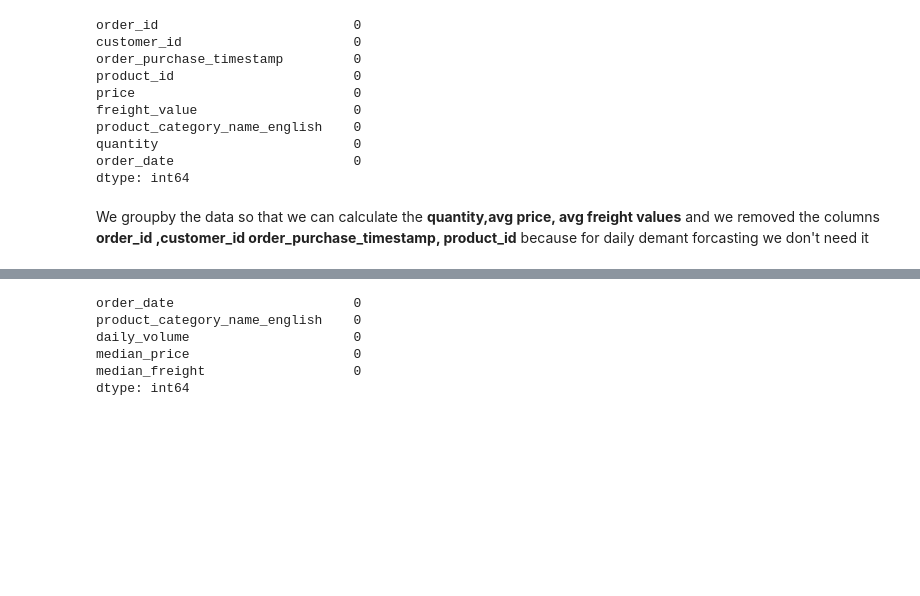
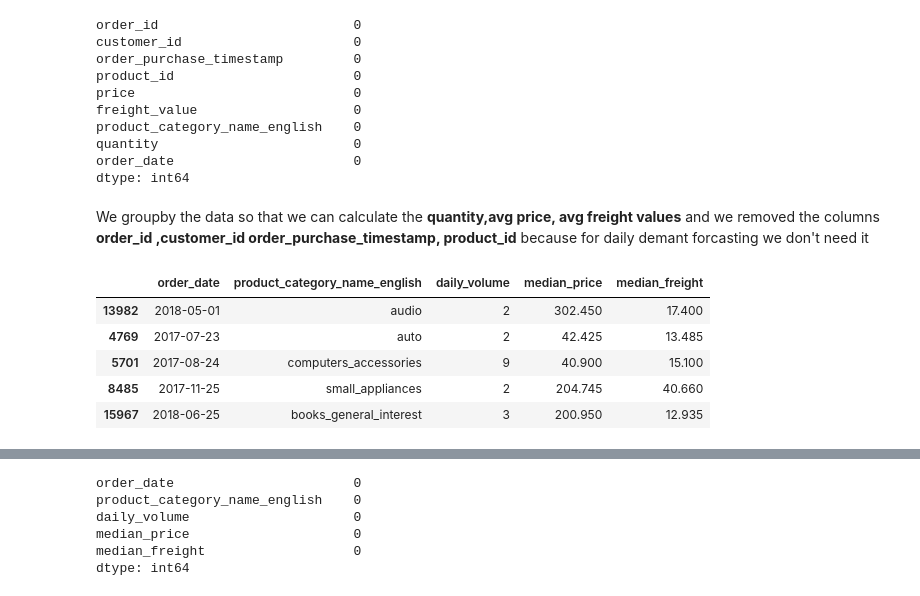
Before and after one commit to pruthvi-chavda/inventory-intelligence-suite, a Jupyter notebook: notebooks/Olist_Eda.ipynb, the cells around one changed output, grey strips where cells are left out. Saved outputs shown, nothing was run; the diff lists cells and outputs as text; code cells hidden in the pictures; blank space fills up the shorter version.

```diff
--- a/notebooks/Olist_Eda.ipynb
+++ b/notebooks/Olist_Eda.ipynb
@@ -74,6 +74,15 @@ df_time_series = df.groupby(['order_date', 'product_category_name_english']).agg
     median_price=('price', 'median'),       # MEDIAN to ignore $2,000 outliers
     median_freight=('freight_value', 'median')
 ).reset_index()
+# %%
+df_time_series.sample(5)
+# %% [output]
+|  | order_date | product_category_name_english | daily_volume | median_price | median_freight |
+| 13982 | 2018-05-01 | audio | 2 | 302.450 | 17.400 |
+| 4769 | 2017-07-23 | auto | 2 | 42.425 | 13.485 |
+| 5701 | 2017-08-24 | computers_accessories | 9 | 40.900 | 15.100 |
+| 8485 | 2017-11-25 | small_appliances | 2 | 204.745 | 40.660 |
+| 15967 | 2018-06-25 | books_general_interest | 3 | 200.950 | 12.935 |
 # %%
 df_time_series['daily_volume'].value_counts().sample(10)
 # %% [output]
```
Also changed, not shown: parts of 28 cells of this notebook, 1 other file.
